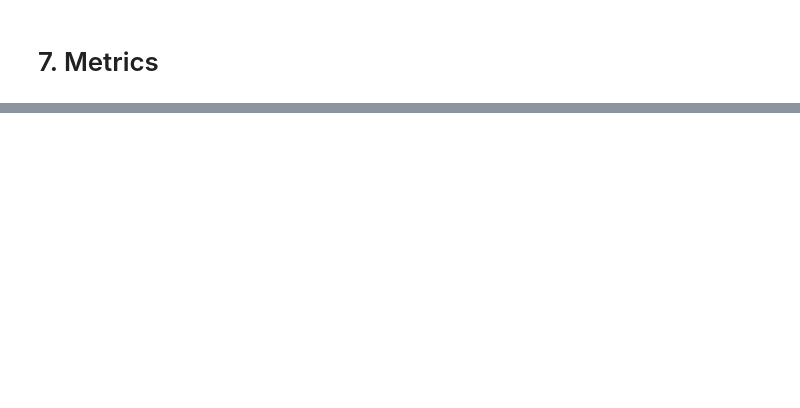
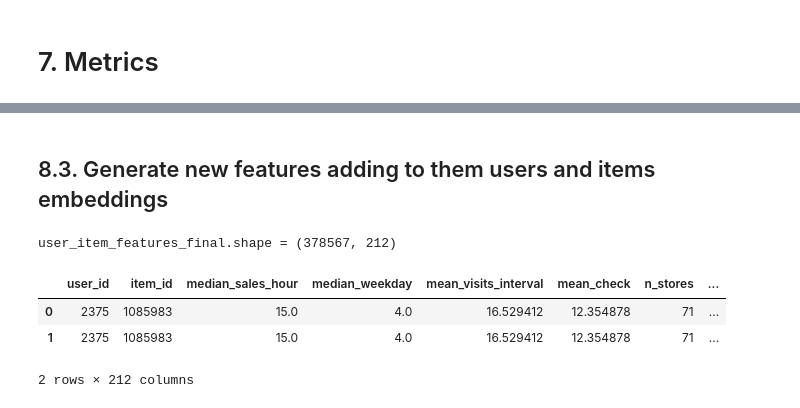
Before and after one commit to Yanina-Kutovaya/RecSys-retail, a Jupyter notebook: notebooks/Baseline_model_v1.ipynb, the cells around one changed output, grey strips where cells are left out. Saved outputs shown, nothing was run; the diff lists cells and outputs as text; code cells hidden in the pictures; blank space fills up the shorter version.

```diff
--- a/notebooks/Baseline_model_v1.ipynb
+++ b/notebooks/Baseline_model_v1.ipynb
@@ -305,0 +315,4 @@ precision@5 = 0.06964285714285715
+# %%
+validation_weeks = 6
+data_train = data[data['week_no'] < data['week_no'].max() - validation_weeks]
+data_valid = data[data['week_no'] >= data['week_no'].max() - validation_weeks]
@@ -305,0 +334,19 @@ precision@5 = 0.06964285714285715
+# %% [markdown]
+## 8.3. Generate new features adding to them users and items embeddings
+# %%
+logging.info('Generating new user-item features...')
+
+PATH = 'data/04_feature/'
+user_item_features_path = PATH + 'user_item_features_final.csv.zip'
+
+user_item_features_final = get_user_item_features(
+    recommender, data_train,  user_item_features_path=user_item_features_path)
+
+print(f'user_item_features_final.shape = {user_item_features_final.shape}\n')
+user_item_features_final.head(2)
+# %% [output]
+user_item_features_final.shape = (378567, 212)
+|  | user_id | item_id | median_sales_hour | median_weekday | mean_visits_interval | mean_check | n_stores | ... |
+| 0 | 2375 | 1085983 | 15.0 | 4.0 | 16.529412 | 12.354878 | 71 | ... |
+| 1 | 2375 | 1085983 | 15.0 | 4.0 | 16.529412 | 12.354878 | 71 | ... |
+2 rows × 212 columns
```
Also changed, not shown: parts of 33 cells of this notebook.
